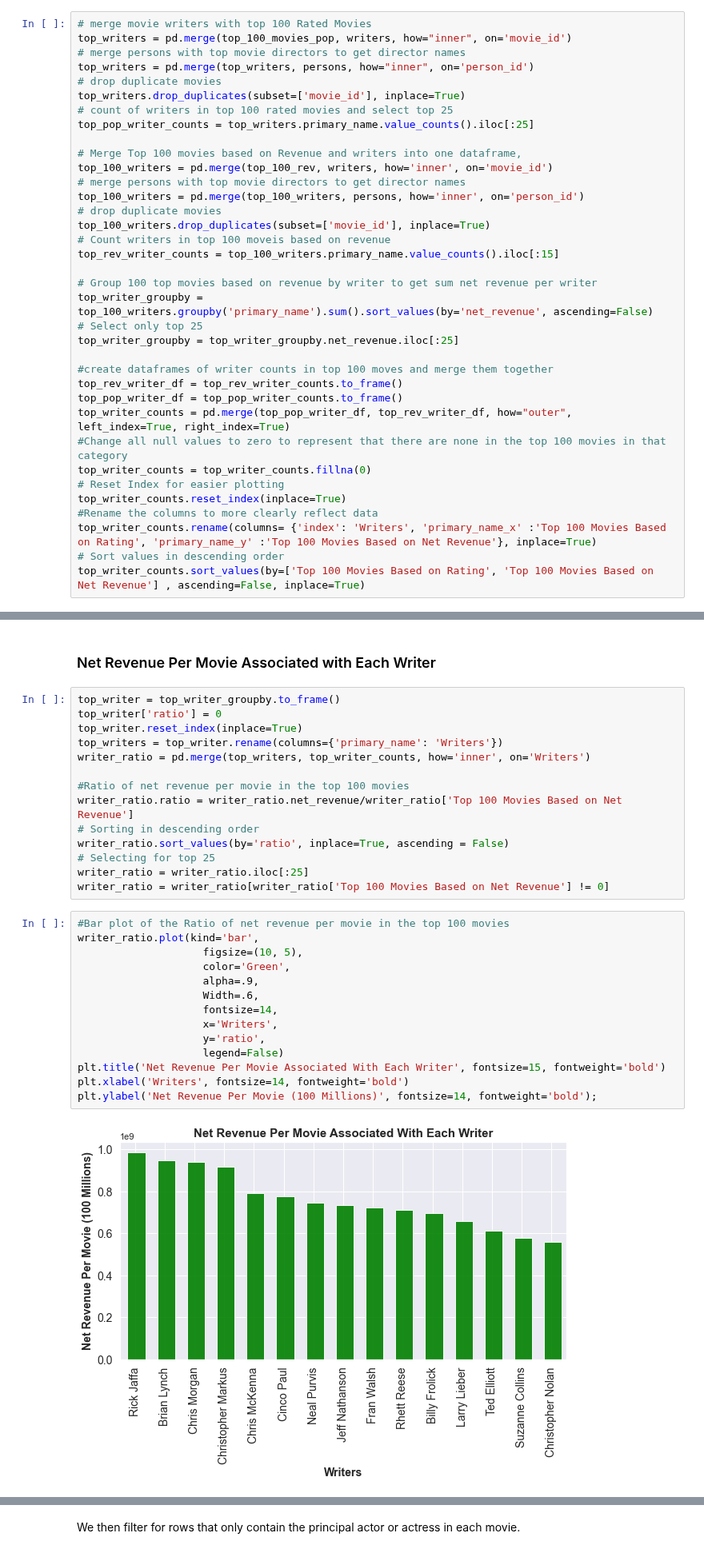
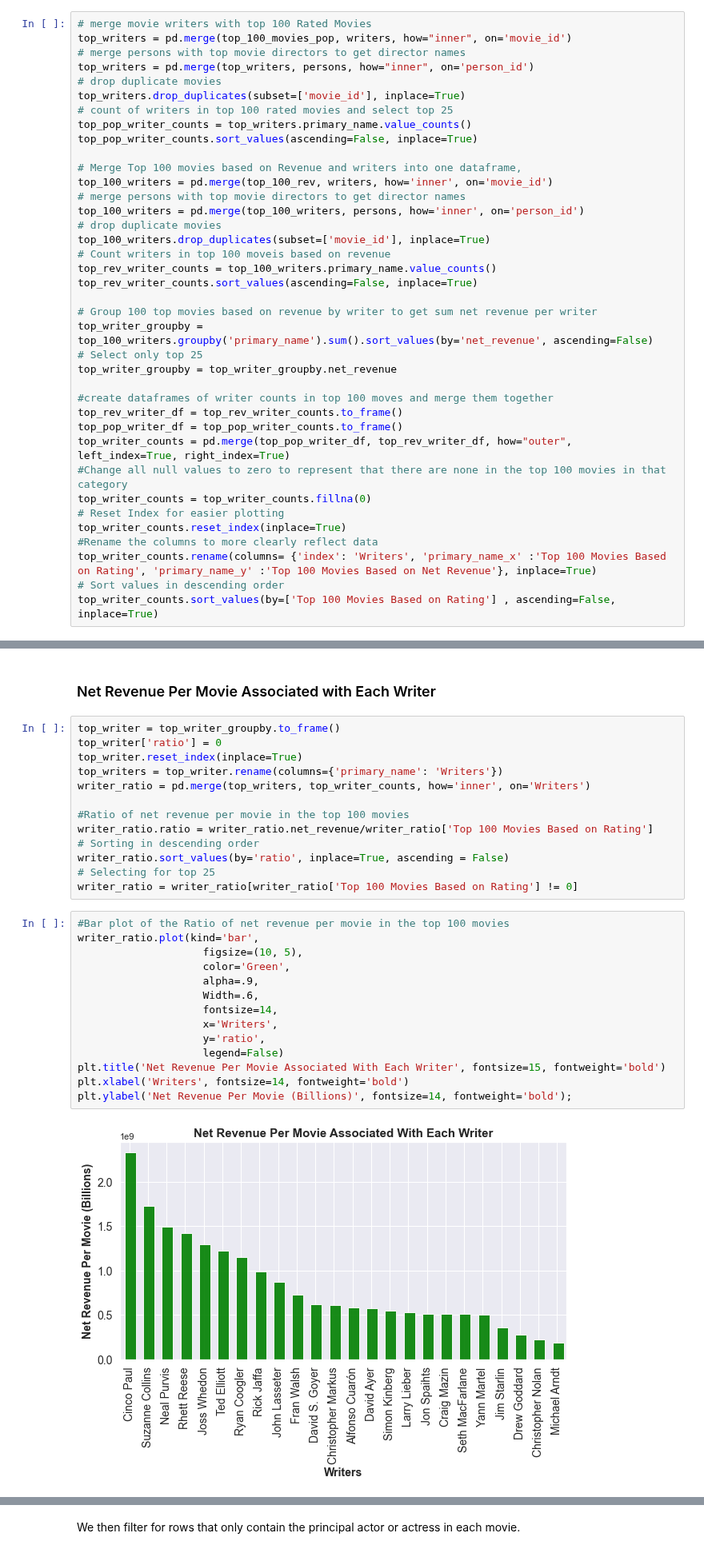
Before and after one commit to reboyce/Gilbert-Team-Repo, a Jupyter notebook: Notebooks/Final Notebook.ipynb, the cells around one changed output, grey strips where cells are left out. Shown at 80% size. Saved outputs shown, nothing was run; the diff lists cells and outputs as text.

```diff
--- a/Notebooks/Final Notebook.ipynb
+++ b/Notebooks/Final Notebook.ipynb
@@ -553,7 +569,8 @@ top_writers = pd.merge(top_writers, persons, how="inner", on='person_id')
 # drop duplicate movies
 top_writers.drop_duplicates(subset=['movie_id'], inplace=True)
 # count of writers in top 100 rated movies and select top 25
-top_pop_writer_counts = top_writers.primary_name.value_counts().iloc[:25]
+top_pop_writer_counts = top_writers.primary_name.value_counts()
+top_pop_writer_counts.sort_values(ascending=False, inplace=True)
 
 # Merge Top 100 movies based on Revenue and writers into one dataframe,
 top_100_writers = pd.merge(top_100_rev, writers, how='inner', on='movie_id')
@@ -562,12 +579,13 @@ top_100_writers = pd.merge(top_100_writers, persons, how='inner', on='person_id'
 # drop duplicate movies
 top_100_writers.drop_duplicates(subset=['movie_id'], inplace=True)
 # Count writers in top 100 moveis based on revenue
-top_rev_writer_counts = top_100_writers.primary_name.value_counts().iloc[:15]
+top_rev_writer_counts = top_100_writers.primary_name.value_counts()
+top_rev_writer_counts.sort_values(ascending=False, inplace=True)
 
 # Group 100 top movies based on revenue by writer to get sum net revenue per writer
 top_writer_groupby = top_100_writers.groupby('primary_name').sum().sort_values(by='net_revenue', ascending=False)
 # Select only top 25
-top_writer_groupby = top_writer_groupby.net_revenue.iloc[:25]
+top_writer_groupby = top_writer_groupby.net_revenue
 
 #create dataframes of writer counts in top 100 moves and merge them together
 top_rev_writer_df = top_rev_writer_counts.to_frame()
@@ -580,7 +598,7 @@ top_writer_counts.reset_index(inplace=True)
 #Rename the columns to more clearly reflect data
 top_writer_counts.rename(columns= {'index': 'Writers', 'primary_name_x' :'Top 100 Movies Based on Rating', 'primary_name_y' :'Top 100 Movies Based on Net Revenue'}, inplace=True)
 # Sort values in descending order
-top_writer_counts.sort_values(by=['Top 100 Movies Based on Rating', 'Top 100 Movies Based on Net Revenue'] , ascending=False, inplace=True)
+top_writer_counts.sort_values(by=['Top 100 Movies Based on Rating'] , ascending=False, inplace=True)
 # %% [markdown]
 ### Number of Times Writers Appear in the Top 100 Movies
 We again create a bar graph to easily visualize the writers that appear in both the top 100 rated movies and the top 100 based on net revenue.
@@ -607,26 +625,25 @@ top_writers = top_writer.rename(columns={'primary_name': 'Writers'})
 writer_ratio = pd.merge(top_writers, top_writer_counts, how='inner', on='Writers')
 
 #Ratio of net revenue per movie in the top 100 movies
-writer_ratio.ratio = writer_ratio.net_revenue/writer_ratio['Top 100 Movies Based on Net Revenue']
+writer_ratio.ratio = writer_ratio.net_revenue/writer_ratio['Top 100 Movies Based on Rating']
 # Sorting in descending order
 writer_ratio.sort_values(by='ratio', inplace=True, ascending = False)
 # Selecting for top 25
-writer_ratio = writer_ratio.iloc[:25]
-writer_ratio = writer_ratio[writer_ratio['Top 100 Movies Based on Net Revenue'] != 0]
+writer_ratio = writer_ratio[writer_ratio['Top 100 Movies Based on Rating'] != 0]
 # %%
 #Bar plot of the Ratio of net revenue per movie in the top 100 movies
 writer_ratio.plot(kind='bar',
                     figsize=(10, 5),
                     color='Green',
                     alpha=.9,
                     Width=.6,
                     fontsize=14,
                     x='Writers',
                     y='ratio',
                     legend=False)
 plt.title('Net Revenue Per Movie Associated With Each Writer', fontsize=15, fontweight='bold')
 plt.xlabel('Writers', fontsize=14, fontweight='bold')
-plt.ylabel('Net Revenue Per Movie (100 Millions)', fontsize=14, fontweight='bold');
+plt.ylabel('Net Revenue Per Movie (Billions)', fontsize=14, fontweight='bold');
 # %% [output]
-[figure, old version]
+[figure, new version]
 # %% [markdown]
```
Also changed, not shown: parts of 22 cells of this notebook, 6 other files.
